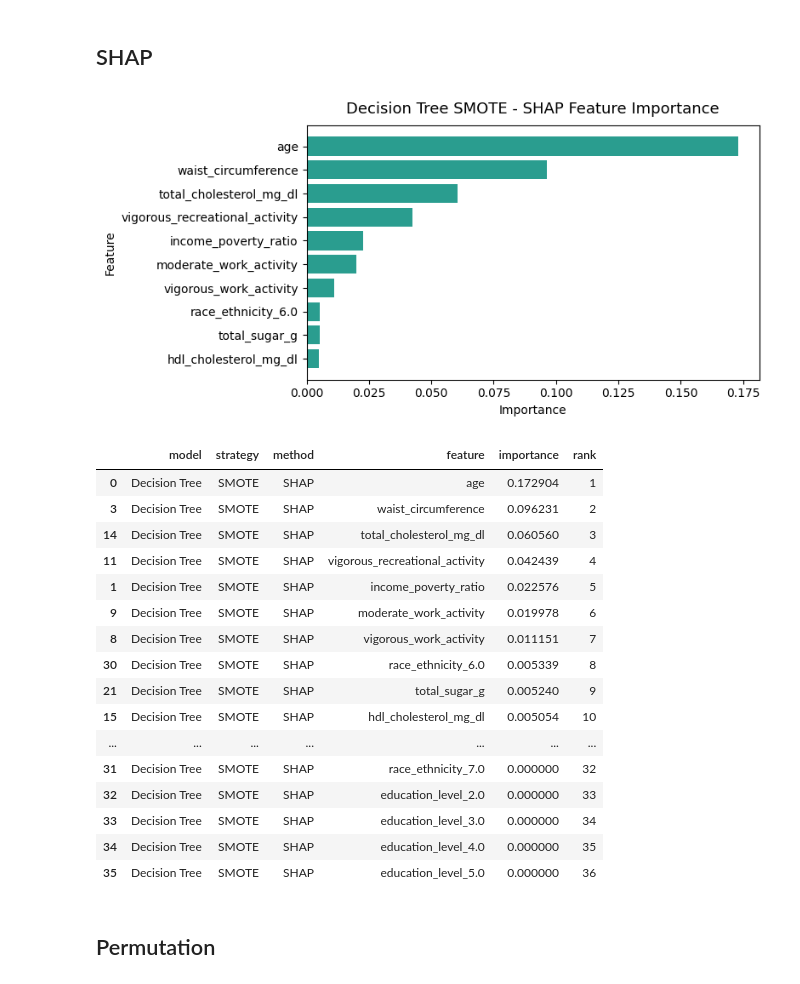
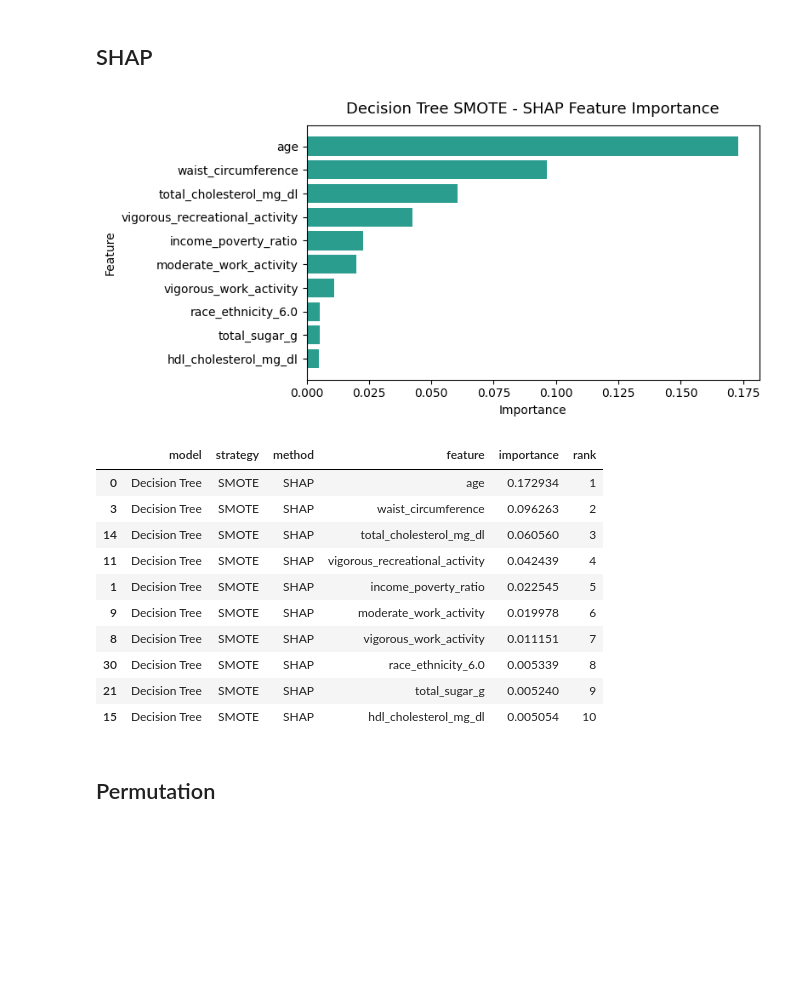
Before and after one commit to KaylanDG/Feature_Importance_DT2_Prediction, a Jupyter notebook: DecisionTree/decision_tree_A.ipynb, the cells around one changed output. Cells and saved outputs as stored; diff of their text form; code cells hidden in the pictures; blank space fills up the shorter version.

```diff
--- a/DecisionTree/decision_tree_A.ipynb
+++ b/DecisionTree/decision_tree_A.ipynb
@@ -165,56 +166,59 @@ All results are exported for cross-model comparison.
 ## SHAP
 # %%
 # SHAP feature importance
+
 shap_explainer = shap.TreeExplainer(best_model.named_steps["model"] )
 shap_values = shap_explainer.shap_values(X_test_final)[:, :, 1]
 
 shap_importance = pd.Series(np.abs(shap_values).mean(axis=0), index=X_test_final.columns)
 shap_rank = shap_importance.rank(ascending=False, method="first").astype(int)
 
 shap_df = pd.DataFrame({
     "model": "Decision Tree",
     "strategy": "SMOTE",
     "method": "SHAP",
     "feature": shap_importance.index,
     "importance": shap_importance.values,
     "rank": shap_rank.values
 })
 
+shap_df = shap_df[["model", "strategy", "method", "feature", "importance", "rank"]].sort_values("rank").head(10)
+oversampling_csv_path = Path("../RESULTS/FEATURES/decision_tree_oversampling.csv")
+
 # Store to CSV
-shap_df = shap_df[["model", "strategy", "method", "feature", "importance", "rank"]].sort_values("rank")
-shap_df.to_csv("../RESULTS/FEATURES/decision_tree_oversampling_shap.csv", index=False)
+if oversampling_csv_path.exists():
+    existing_xai_df = pd.read_csv(oversampling_csv_path)
+    existing_xai_df = existing_xai_df[existing_xai_df["method"] != "SHAP"]
+else:
+    existing_xai_df = pd.DataFrame(columns=shap_df.columns)
+
+pd.concat([existing_xai_df, shap_df], ignore_index=True).sort_values(["method", "rank"]).to_csv(oversampling_csv_path, index=False)
 
 # Visualization
 fig, ax = plt.subplots(figsize=(8, 4))
-top_shap = shap_df.head(10).sort_values("importance")
+top_shap = shap_df.sort_values("importance")
 ax.barh(top_shap["feature"], top_shap["importance"], color="#2a9d8f")
 ax.set_title("Decision Tree SMOTE - SHAP Feature Importance", color="black", fontsize=13, pad=10)
 ax.set_xlabel("Importance", color="black")
 ax.set_ylabel("Feature", color="black")
 ax.tick_params(colors="black")
 plt.tight_layout()
 plt.show()
 
 shap_df
 # %% [output]
 [figure]
 |  | model | strategy | method | feature | importance | rank |
-| 0 | Decision Tree | SMOTE | SHAP | age | 0.172904 | 1 |
-| 3 | Decision Tree | SMOTE | SHAP | waist_circumference | 0.096231 | 2 |
+| 0 | Decision Tree | SMOTE | SHAP | age | 0.172934 | 1 |
+| 3 | Decision Tree | SMOTE | SHAP | waist_circumference | 0.096263 | 2 |
 | 14 | Decision Tree | SMOTE | SHAP | total_cholesterol_mg_dl | 0.060560 | 3 |
 | 11 | Decision Tree | SMOTE | SHAP | vigorous_recreational_activity | 0.042439 | 4 |
-| 1 | Decision Tree | SMOTE | SHAP | income_poverty_ratio | 0.022576 | 5 |
+| 1 | Decision Tree | SMOTE | SHAP | income_poverty_ratio | 0.022545 | 5 |
 | 9 | Decision Tree | SMOTE | SHAP | moderate_work_activity | 0.019978 | 6 |
 | 8 | Decision Tree | SMOTE | SHAP | vigorous_work_activity | 0.011151 | 7 |
 | 30 | Decision Tree | SMOTE | SHAP | race_ethnicity_6.0 | 0.005339 | 8 |
 | 21 | Decision Tree | SMOTE | SHAP | total_sugar_g | 0.005240 | 9 |
 | 15 | Decision Tree | SMOTE | SHAP | hdl_cholesterol_mg_dl | 0.005054 | 10 |
-| ... | ... | ... | ... | ... | ... | ... |
-| 31 | Decision Tree | SMOTE | SHAP | race_ethnicity_7.0 | 0.000000 | 32 |
-| 32 | Decision Tree | SMOTE | SHAP | education_level_2.0 | 0.000000 | 33 |
-| 33 | Decision Tree | SMOTE | SHAP | education_level_3.0 | 0.000000 | 34 |
-| 34 | Decision Tree | SMOTE | SHAP | education_level_4.0 | 0.000000 | 35 |
-| 35 | Decision Tree | SMOTE | SHAP | education_level_5.0 | 0.000000 | 36 |
 # %% [markdown]
 ## Permutation
 # %%
```
Also changed, not shown: parts of 4 cells of this notebook, 3 other files.
